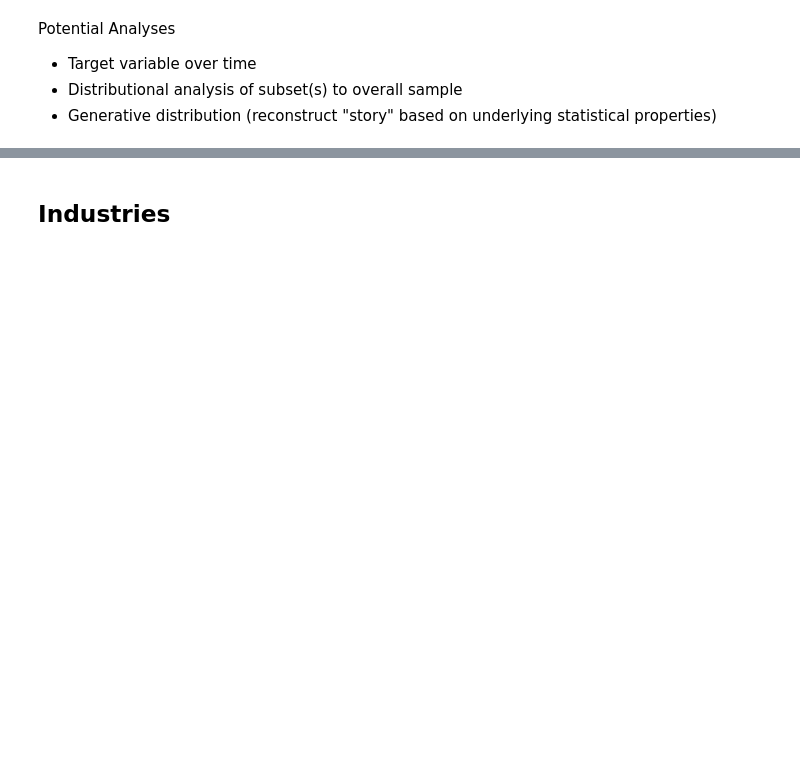
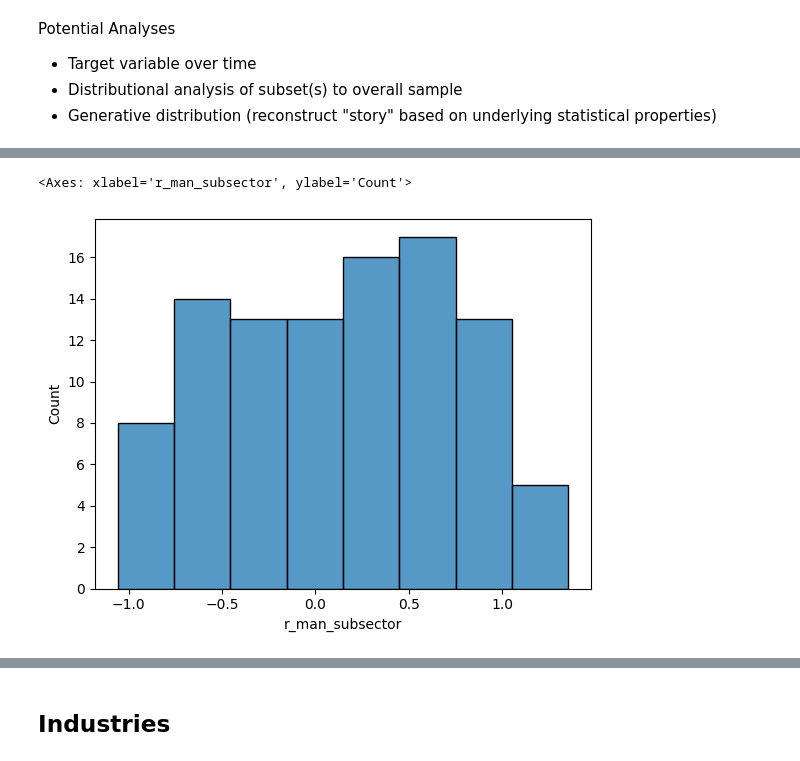
Before and after one commit to jcanedy/retrainability-index, a Jupyter notebook: notebooks/analyze_index_data.ipynb, the cells around one changed output, grey strips where cells are left out. Drawn from its saved outputs; the diff is of its cells as text; code cells hidden in the pictures; blank space fills up the shorter version.

```diff
--- a/notebooks/analyze_index_data.ipynb
+++ b/notebooks/analyze_index_data.ipynb
@@ -11,0 +22,5 @@ import numpy as np
+# %%
+sns.histplot(df_rti_subsector["r_man_subsector"])
+# %% [output]
+<Axes: xlabel='r_man_subsector', ylabel='Count'>
+[figure, added]
```
Also changed, not shown: parts of 16 cells of this notebook, 4 other files.
